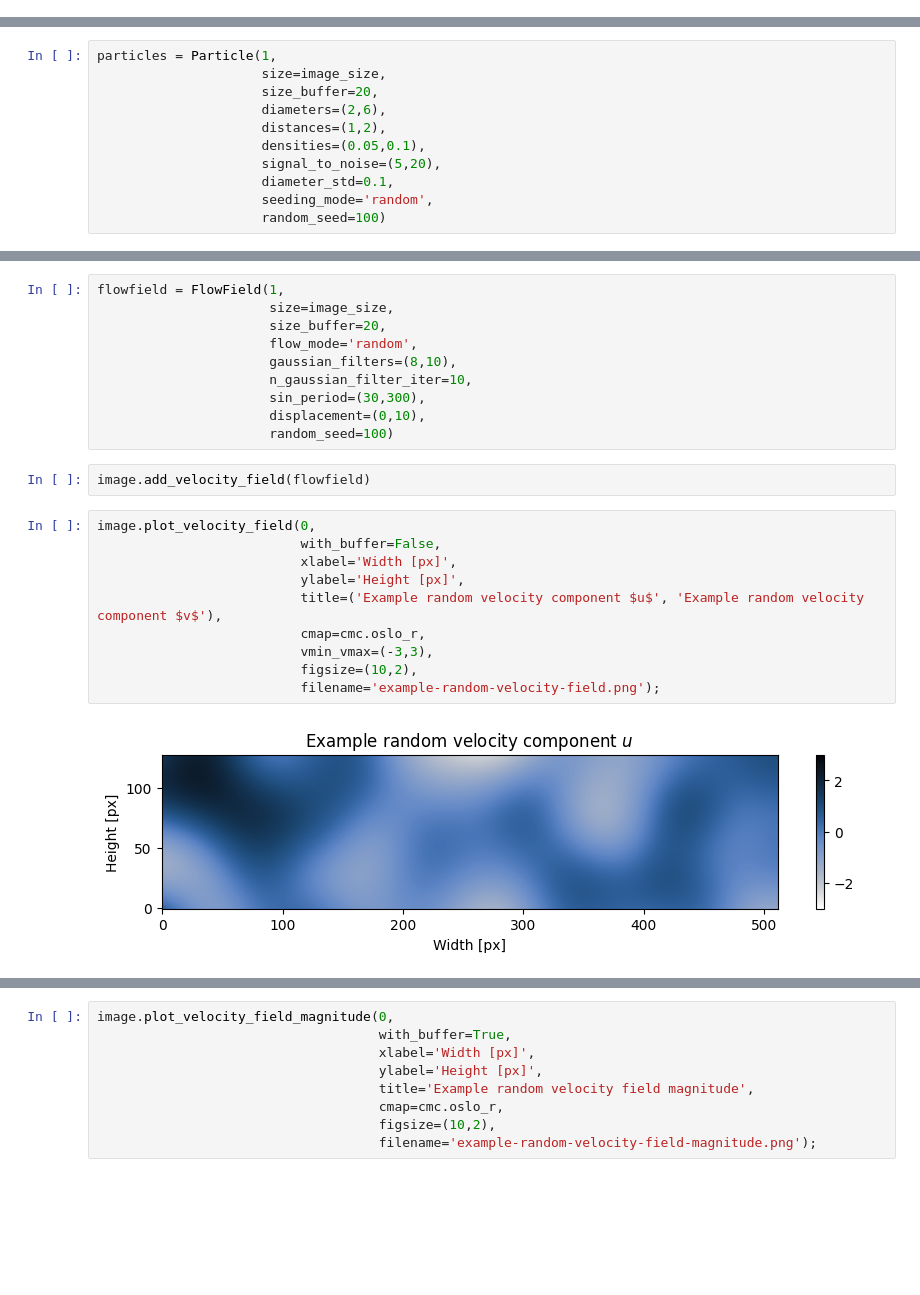
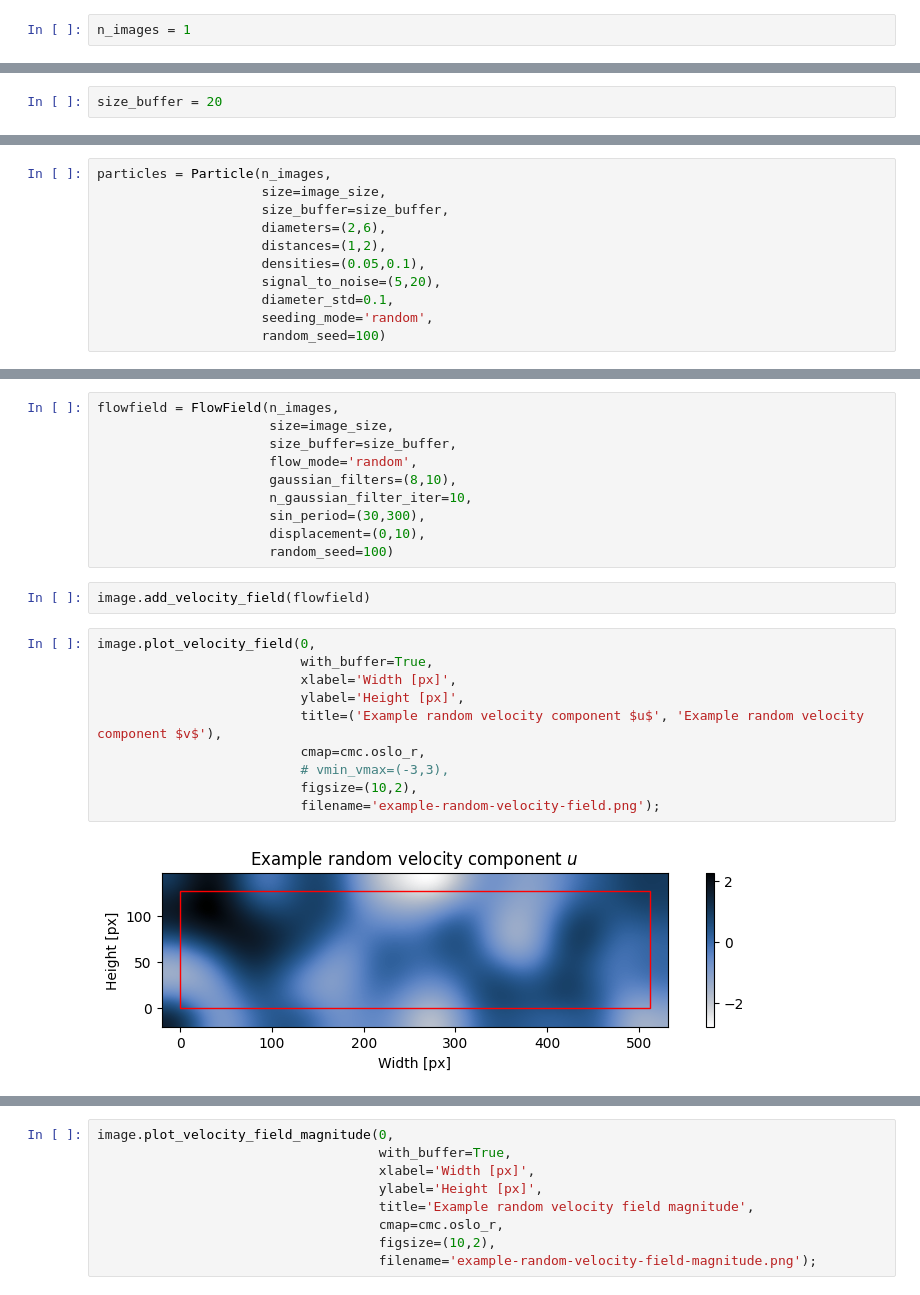
Before and after one commit to kamilazdybal/pykitPIV, a Jupyter notebook: jupyter-notebooks/debugging.ipynb, the cells around one changed output, grey strips where cells are left out. Saved outputs shown, nothing was run; the diff lists cells and outputs as text; blank space fills up the shorter version.

```diff
--- a/jupyter-notebooks/debugging.ipynb
+++ b/jupyter-notebooks/debugging.ipynb
@@ -12,16 +12,20 @@ numpy==1.26.3
 pandas==2.2.0
 # %%
 from pykitPIV import Particle, FlowField, Image, Motion
+# %%
+n_images = 1
 # %%
 image_size = (128,512)
+# %%
+size_buffer = 20
 # %% [markdown]
 ***
 
 ## Generate particles
 # %%
-particles = Particle(1,
+particles = Particle(n_images,
                      size=image_size,
-                     size_buffer=20,
+                     size_buffer=size_buffer,
                      diameters=(2,6),
                      distances=(1,2),
                      densities=(0.05,0.1),
@@ -76,9 +84,9 @@ image.plot(0,
 
 ## Generate random velocity field to advect the particles
 # %%
-flowfield = FlowField(1,
+flowfield = FlowField(n_images,
                       size=image_size,
-                      size_buffer=20,
+                      size_buffer=size_buffer,
                       flow_mode='random',
                       gaussian_filters=(8,10),
                       n_gaussian_filter_iter=10,
@@ -89,13 +97,13 @@ flowfield = FlowField(1,
 image.add_velocity_field(flowfield)
 # %%
 image.plot_velocity_field(0,
-                          with_buffer=False,
+                          with_buffer=True,
                           xlabel='Width [px]',
                           ylabel='Height [px]',
                           title=('Example random velocity component $u$', 'Example random velocity component $v$'),
                           cmap=cmc.oslo_r,
-                          vmin_vmax=(-3,3),
+                          # vmin_vmax=(-3,3),
                           figsize=(10,2),
                           filename='example-random-velocity-field.png');
 # %% [output]
-[figure, old version]
+[figure, new version]
```
Also changed, not shown: parts of 6 cells of this notebook, 2 other files.
